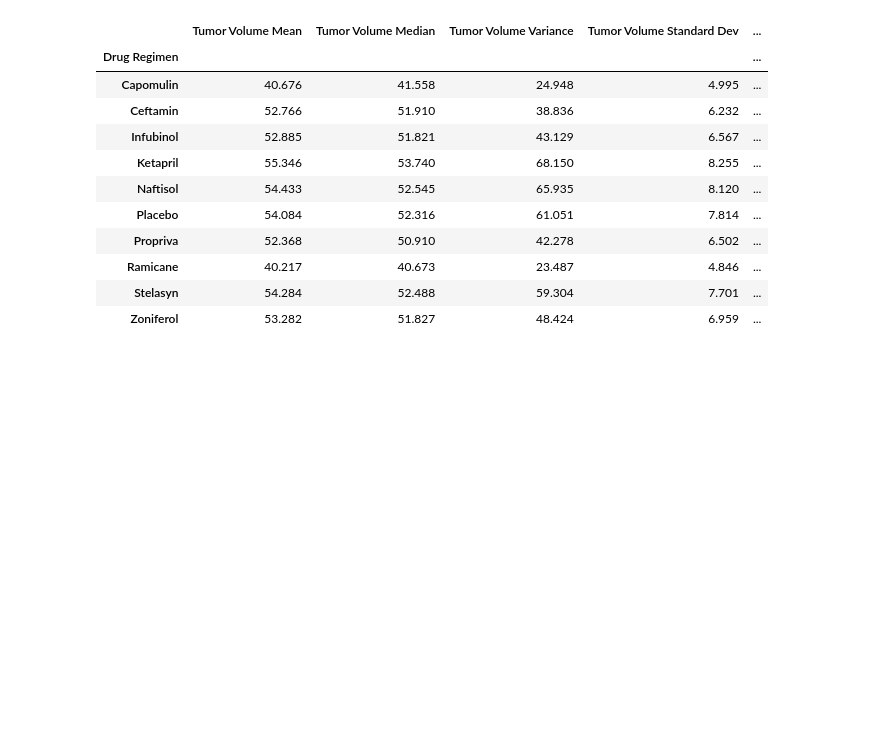
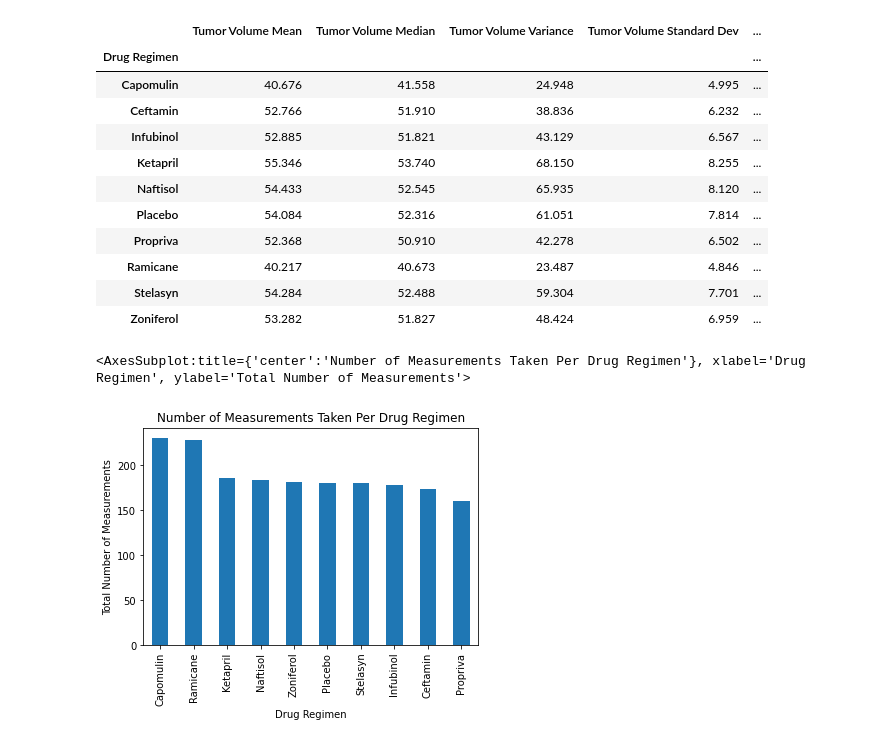
Before and after one commit to scaldwell545/matplotlib-challenge, a Jupyter notebook: pymaceuticals.ipynb, the cells around one changed output. Saved outputs shown, nothing was run; the diff lists cells and outputs as text; code cells hidden in the pictures; blank space fills up the shorter version.

```diff
--- a/pymaceuticals.ipynb
+++ b/pymaceuticals.ipynb
@@ -135,0 +134,13 @@ summary_stat_df
+# %%
+## BAR AND PIE CHARTS
+
+## Create a bar chart using the .plot function and value_counts() function
+## in order to plot the total number of measurements taken for each treatment regimen
+reg_barplot = clean_df["Drug Regimen"].value_counts().plot(kind = "bar")
+reg_barplot.set_xlabel("Drug Regimen")
+reg_barplot.set_ylabel("Total Number of Measurements")
+reg_barplot.set_title("Number of Measurements Taken Per Drug Regimen")
+reg_barplot
+# %% [output]
+<AxesSubplot:title={'center':'Number of Measurements Taken Per Drug Regimen'}, xlabel='Drug Regimen', ylabel='Total Number of Measurements'>
+[figure, added]
```
Also changed, not shown: parts of 10 cells of this notebook.
